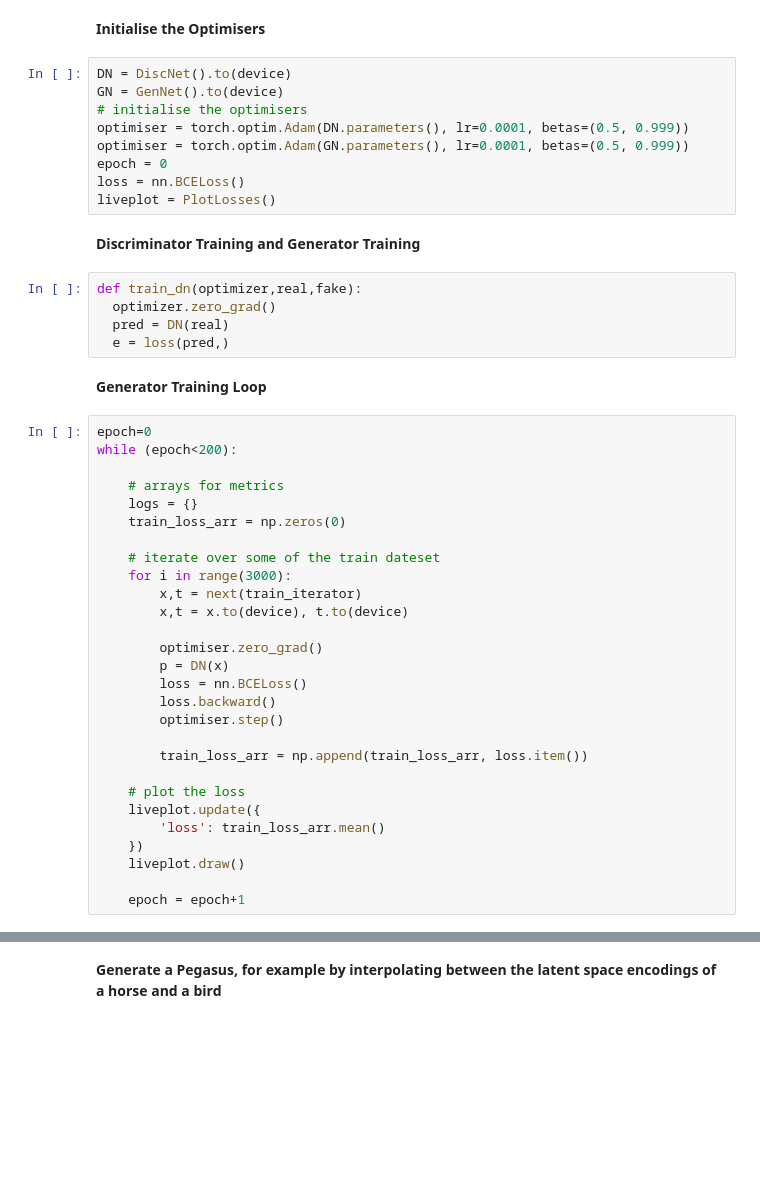
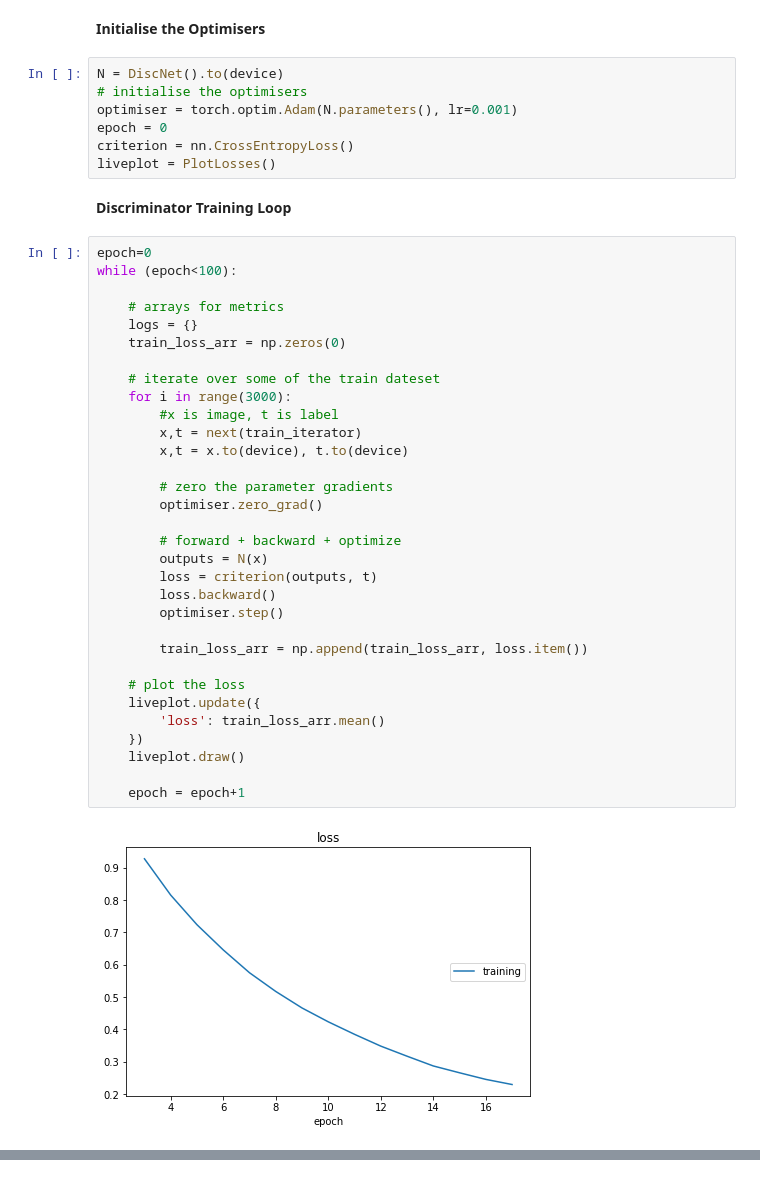
Before and after one commit to jakey1610/MachineLearningL3, a Jupyter notebook: coursework_pegasus.ipynb, the cells around one changed output, grey strips where cells are left out. Saved outputs shown, nothing was run; the diff lists cells and outputs as text; blank space fills up the shorter version.

Commit message:
Made Discriminator Network

```diff
--- a/coursework_pegasus.ipynb
+++ b/coursework_pegasus.ipynb
@@ -133,48 +95,45 @@ class GenNet(nn.Module):
 # %% [markdown]
 **Initialise the Optimisers**
 # %%
-DN = DiscNet().to(device)
-GN = GenNet().to(device)
+N = DiscNet().to(device)
 # initialise the optimisers
-optimiser = torch.optim.Adam(DN.parameters(), lr=0.0001, betas=(0.5, 0.999))
-optimiser = torch.optim.Adam(GN.parameters(), lr=0.0001, betas=(0.5, 0.999))
+optimiser = torch.optim.Adam(N.parameters(), lr=0.001)
 epoch = 0
-loss = nn.BCELoss()
+criterion = nn.CrossEntropyLoss()
 liveplot = PlotLosses()
 # %% [markdown]
-**Discriminator Training and Generator Training**
+**Discriminator Training Loop**
-# %%
-def train_dn(optimizer,real,fake):
-  optimizer.zero_grad()
-  pred = DN(real)
-  e = loss(pred,)
-# %% [markdown]
-**Generator Training Loop**
 # %%
 epoch=0
-while (epoch<200):
+while (epoch<100):
 
     # arrays for metrics
     logs = {}
     train_loss_arr = np.zeros(0)
 
     # iterate over some of the train dateset
     for i in range(3000):
+        #x is image, t is label
         x,t = next(train_iterator)
         x,t = x.to(device), t.to(device)
 
+        # zero the parameter gradients
         optimiser.zero_grad()
-        p = DN(x)
-        loss = nn.BCELoss()
+
+        # forward + backward + optimize
+        outputs = N(x)
+        loss = criterion(outputs, t)
         loss.backward()
         optimiser.step()
 
         train_loss_arr = np.append(train_loss_arr, loss.item())
 
     # plot the loss
     liveplot.update({
         'loss': train_loss_arr.mean()
     })
     liveplot.draw()
 
     epoch = epoch+1
+# %% [output]
+[figure, added]
@@ -181,2 +141,0 @@ while (epoch<200):
-# %% [markdown]
-**Generate a Pegasus, for example by interpolating between the latent space encodings of a horse and a bird**
```
Also changed, not shown: parts of 11 cells of this notebook.
